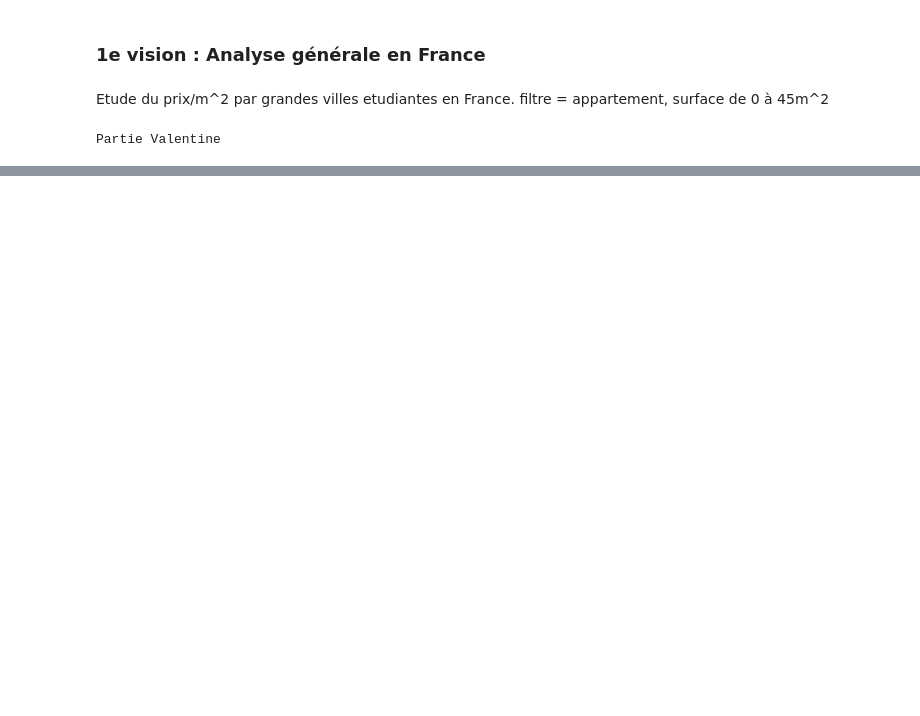
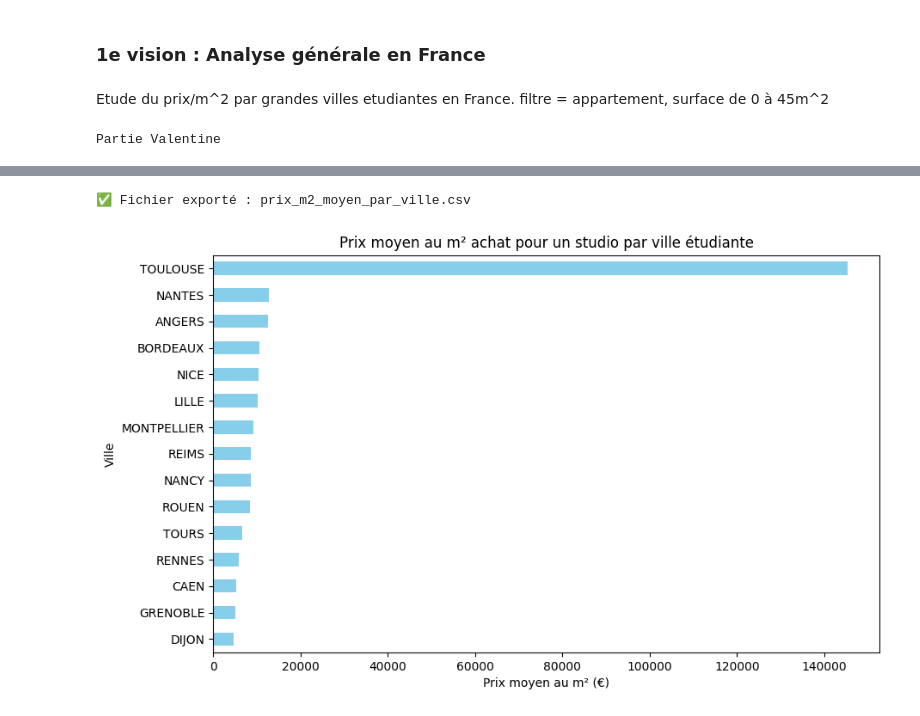
Before and after one commit to adam2504/Analyse_Donnees_Foncieres, a Jupyter notebook: notebook_valentine.ipynb, the cells around one changed output, grey strips where cells are left out. Saved outputs shown, nothing was run; the diff lists cells and outputs as text; code cells hidden in the pictures; blank space fills up the shorter version.

Commit message:
graphiques

```diff
--- a/notebook_valentine.ipynb
+++ b/notebook_valentine.ipynb
@@ -179,11 +197,20 @@ prix_moyen["Prix_m2"] = prix_moyen["Prix_m2"].round(2)
 # Trier du plus cher au moins cher
 prix_moyen = prix_moyen.sort_values(by="Prix_m2", ascending=False)
 
-# Afficher le classement dans la console
-print("\n🏙️ Classement des villes étudiantes par prix moyen au m² :\n")
-print(prix_moyen.to_string(index=False))
 
 # Sauvegarder le tableau dans un fichier CSV
 prix_moyen.to_csv("prix_m2_moyen_par_ville.csv", index=False)
 
 print("\n✅ Fichier exporté : prix_m2_moyen_par_ville.csv")
+# %% [output]
+✅ Fichier exporté : prix_m2_moyen_par_ville.csv
+# %%
+prix_moyen = df.groupby("Commune")["Prix_m2"].mean().sort_values(ascending=True)
+plt.figure(figsize=(10,6))
+prix_moyen.plot(kind="barh", color="skyblue")
+plt.title("Prix moyen au m² achat pour un studio par ville étudiante")
+plt.xlabel("Prix moyen au m² (€)")
+plt.ylabel("Ville")
+plt.show()
+# %% [output]
+[figure, added]
```
Also changed, not shown: parts of 8 cells of this notebook.
